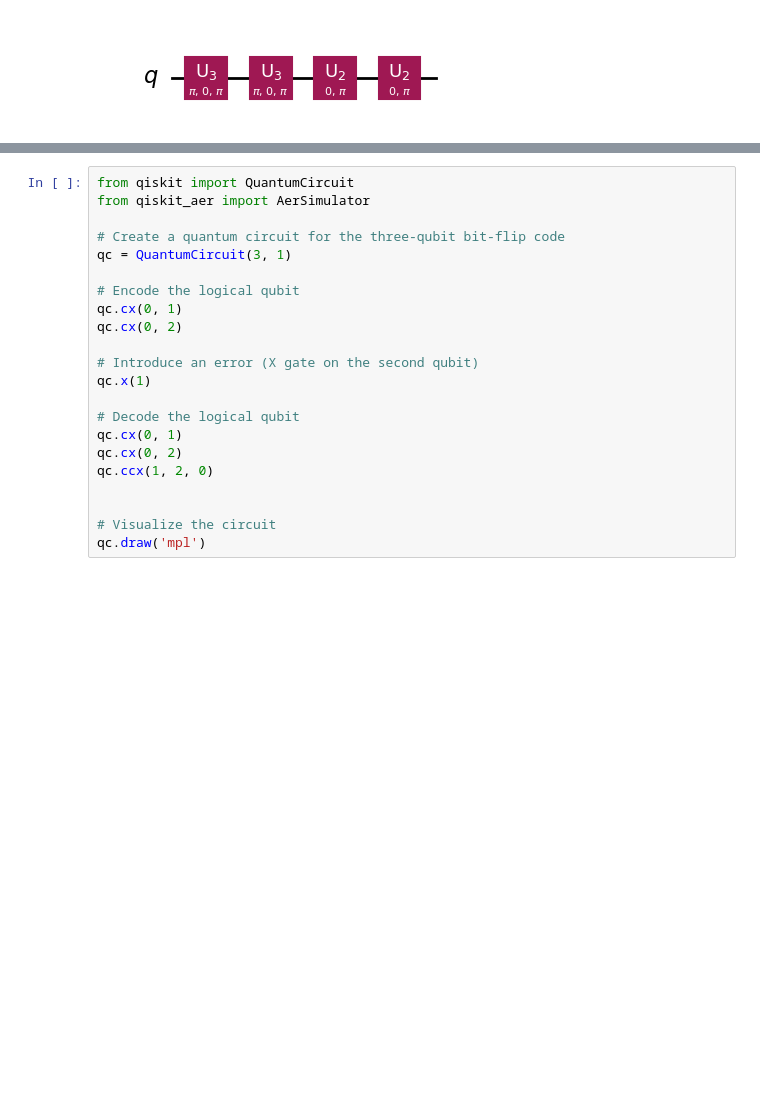
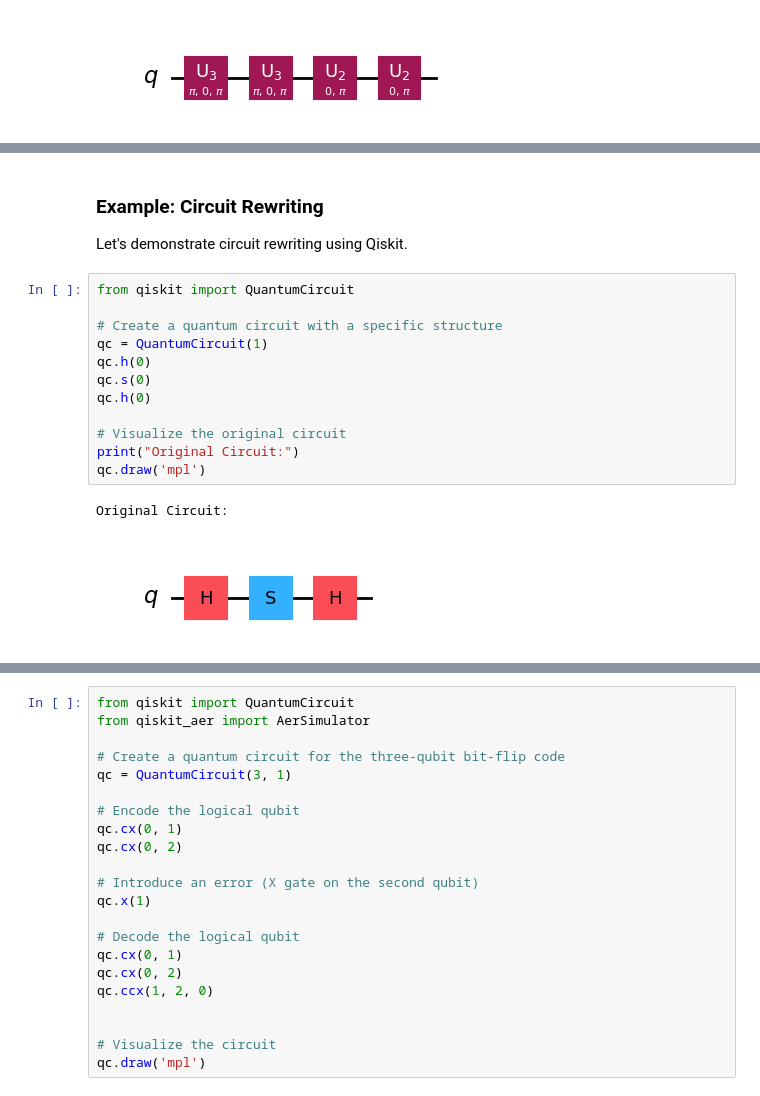
Before and after one commit to lrmulkayhee/quantum_computing_research, a Jupyter notebook: notebooks/advanced_quantum_circuitry.ipynb, the cells around one changed output, grey strips where cells are left out. Cells and saved outputs as stored; diff of their text form; blank space fills up the shorter version.

```diff
--- a/notebooks/advanced_quantum_circuitry.ipynb
+++ b/notebooks/advanced_quantum_circuitry.ipynb
@@ -46,0 +76,19 @@ Optimized Circuit:
+# %% [markdown]
+### Example: Circuit Rewriting
+
+Let's demonstrate circuit rewriting using Qiskit.
+# %%
+from qiskit import QuantumCircuit
+
+# Create a quantum circuit with a specific structure
+qc = QuantumCircuit(1)
+qc.h(0)
+qc.s(0)
+qc.h(0)
+
+# Visualize the original circuit
+print("Original Circuit:")
+qc.draw('mpl')
+# %% [output]
+Original Circuit:
+[figure, added]
```
Also changed, not shown: parts of 24 cells of this notebook.
